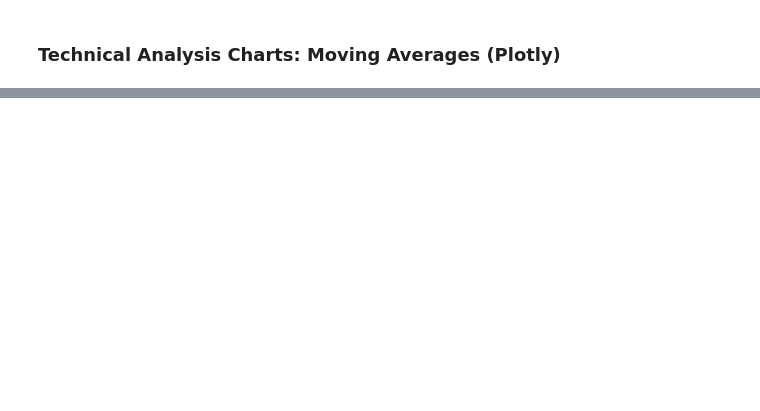
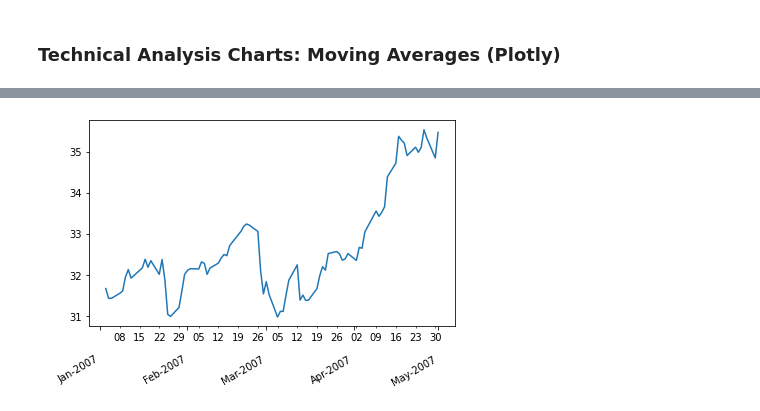
Before and after one commit to mxagar/finance_accounting_courses, a Jupyter notebook: python_finance/00_BasicDataSourcePlotting.ipynb, the cells around one changed output, grey strips where cells are left out. Drawn from its saved outputs; the diff is of its cells as text; code cells hidden in the pictures; blank space fills up the shorter version.

```diff
--- a/python_finance/00_BasicDataSourcePlotting.ipynb
+++ b/python_finance/00_BasicDataSourcePlotting.ipynb
@@ -292,0 +358,17 @@ BAC['Close'].loc['2015-01-01':'2016-01-01'].ta_plot(study='boll')
+# %%
+# OPTION 2: set_major/minor_locator
+fig,ax = plt.subplots()
+# we use plot_date: we specify matplotlib we're dealing with dates
+ax.plot_date(idx,stock,'-')
+# LOCATING: major and minor xtick values for dates
+ax.xaxis.set_major_locator(dates.MonthLocator())
+# look docu on strings; \n pushes ticks down
+ax.xaxis.set_major_formatter(dates.DateFormatter('\n\n%b-%Y'))
+ax.xaxis.set_minor_locator(dates.WeekdayLocator(byweekday=0)) # mondays
+ax.xaxis.set_minor_formatter(dates.DateFormatter('%d')) # day number
+# autoformat x axis for date data
+fig.autofmt_xdate()
+# tight layout does not always work
+plt.tight_layout()
+# %% [output]
+[figure, added]
```
Also changed, not shown: parts of 19 cells of this notebook, 3 other files.
